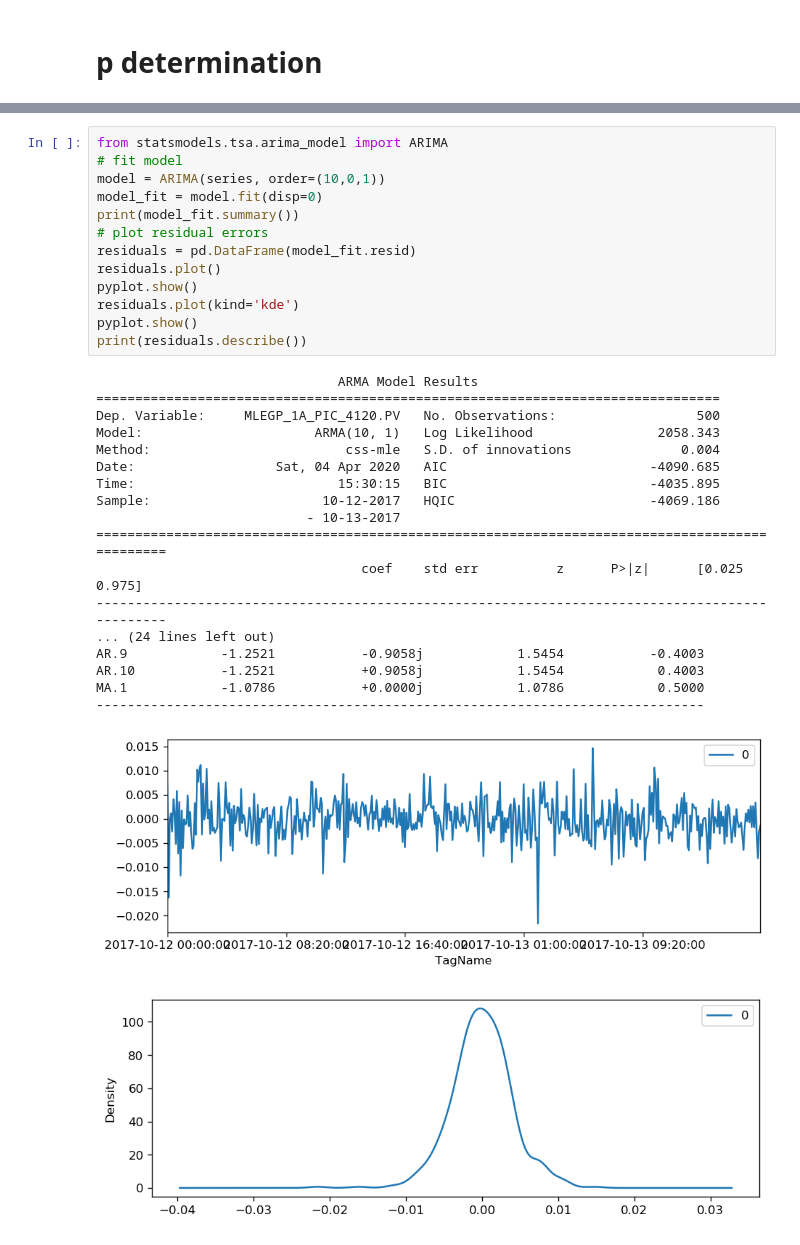
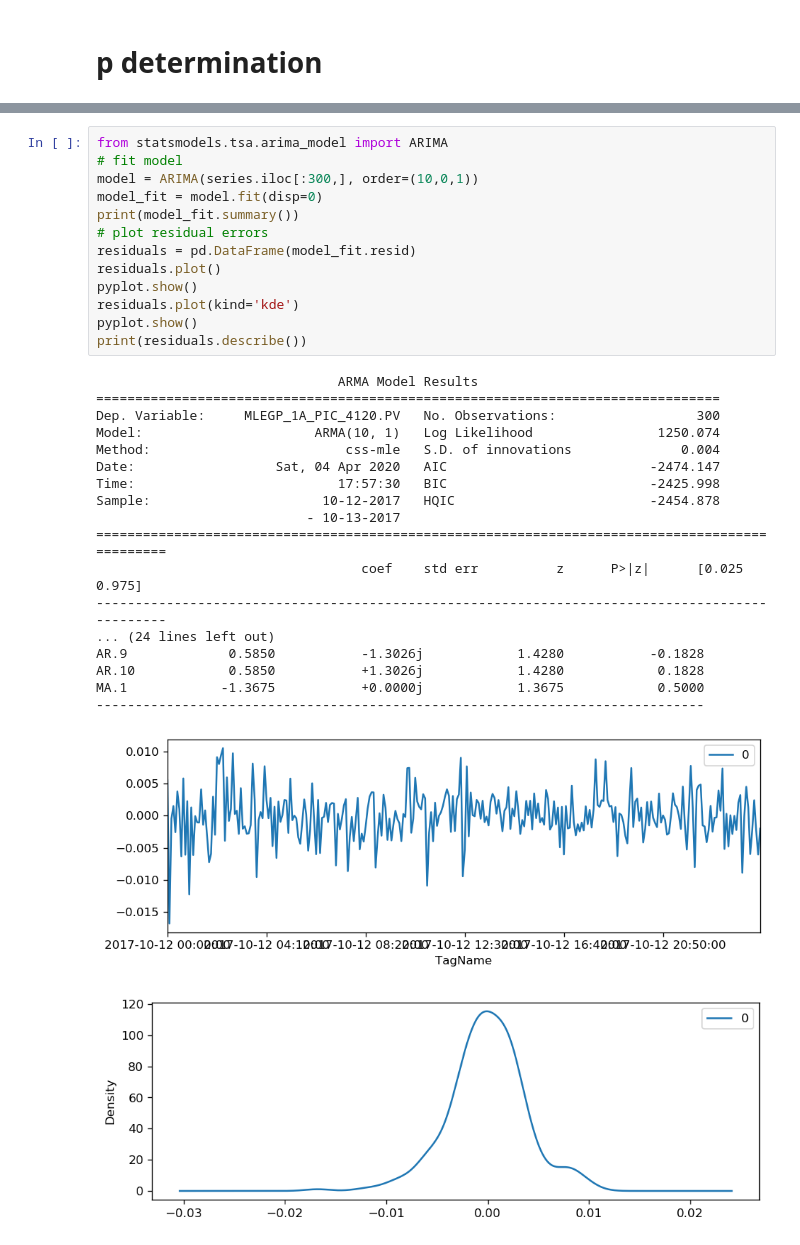
Before and after one commit to Sumit-ai/Time-series-ARIMA-model, a Jupyter notebook: Time series using ARIMA model .ipynb, the cells around one changed output, grey strips where cells are left out. Saved outputs shown, nothing was run; the diff lists cells and outputs as text.

```diff
--- a/Time series using ARIMA model .ipynb
+++ b/Time series using ARIMA model .ipynb
@@ -99,34 +99,34 @@ pyplot.show()
 # %%
 from statsmodels.tsa.arima_model import ARIMA
 # fit model
-model = ARIMA(series, order=(10,0,1))
+model = ARIMA(series.iloc[:300,], order=(10,0,1))
 model_fit = model.fit(disp=0)
 print(model_fit.summary())
 # plot residual errors
 residuals = pd.DataFrame(model_fit.resid)
 residuals.plot()
 pyplot.show()
 residuals.plot(kind='kde')
 pyplot.show()
 print(residuals.describe())
 # %% [output]
                                ARMA Model Results
 ================================================================================
-Dep. Variable:     MLEGP_1A_PIC_4120.PV   No. Observations:                  500
-Model:                      ARMA(10, 1)   Log Likelihood                2058.343
+Dep. Variable:     MLEGP_1A_PIC_4120.PV   No. Observations:                  300
+Model:                      ARMA(10, 1)   Log Likelihood                1250.074
 Method:                         css-mle   S.D. of innovations              0.004
-Date:                  Sat, 04 Apr 2020   AIC                          -4090.685
-Time:                          15:30:15   BIC                          -4035.895
-Sample:                      10-12-2017   HQIC                         -4069.186
+Date:                  Sat, 04 Apr 2020   AIC                          -2474.147
+Time:                          17:57:30   BIC                          -2425.998
+Sample:                      10-12-2017   HQIC                         -2454.878
                            - 10-13-2017
 ===============================================================================================
                                   coef    std err          z      P>|z|      [0.025      0.975]
 -----------------------------------------------------------------------------------------------
 ... (24 lines left out)
-AR.9            -1.2521           -0.9058j            1.5454           -0.4003
-AR.10           -1.2521           +0.9058j            1.5454            0.4003
-MA.1            -1.0786           +0.0000j            1.0786            0.5000
+AR.9             0.5850           -1.3026j            1.4280           -0.1828
+AR.10            0.5850           +1.3026j            1.4280            0.1828
+MA.1            -1.3675           +0.0000j            1.3675            0.5000
 ------------------------------------------------------------------------------
-[figure, old version]
+[figure, new version]
-[figure, old version]
+[figure, new version]
                 0
```
Also changed, not shown: parts of 6 cells of this notebook.
